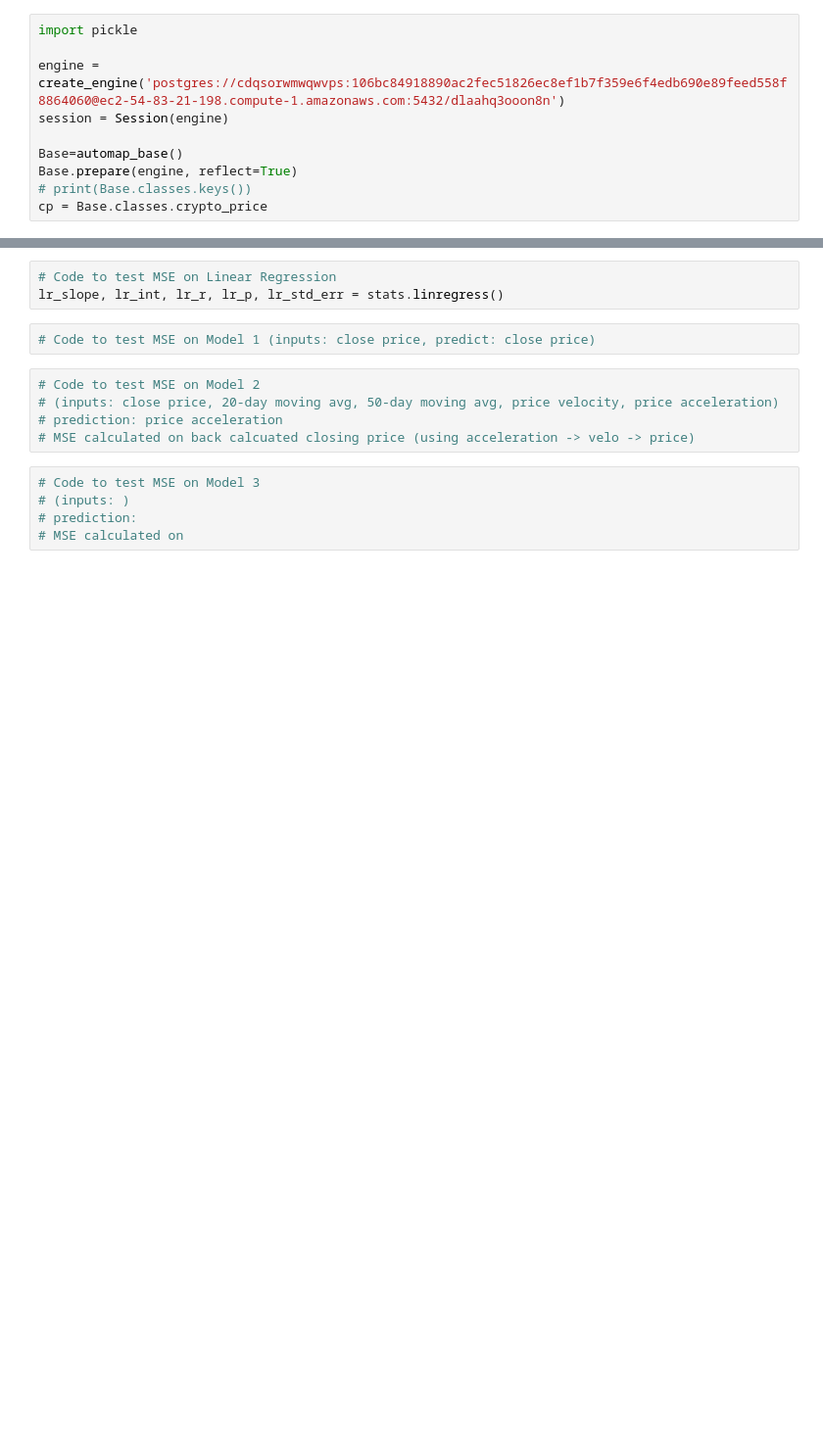
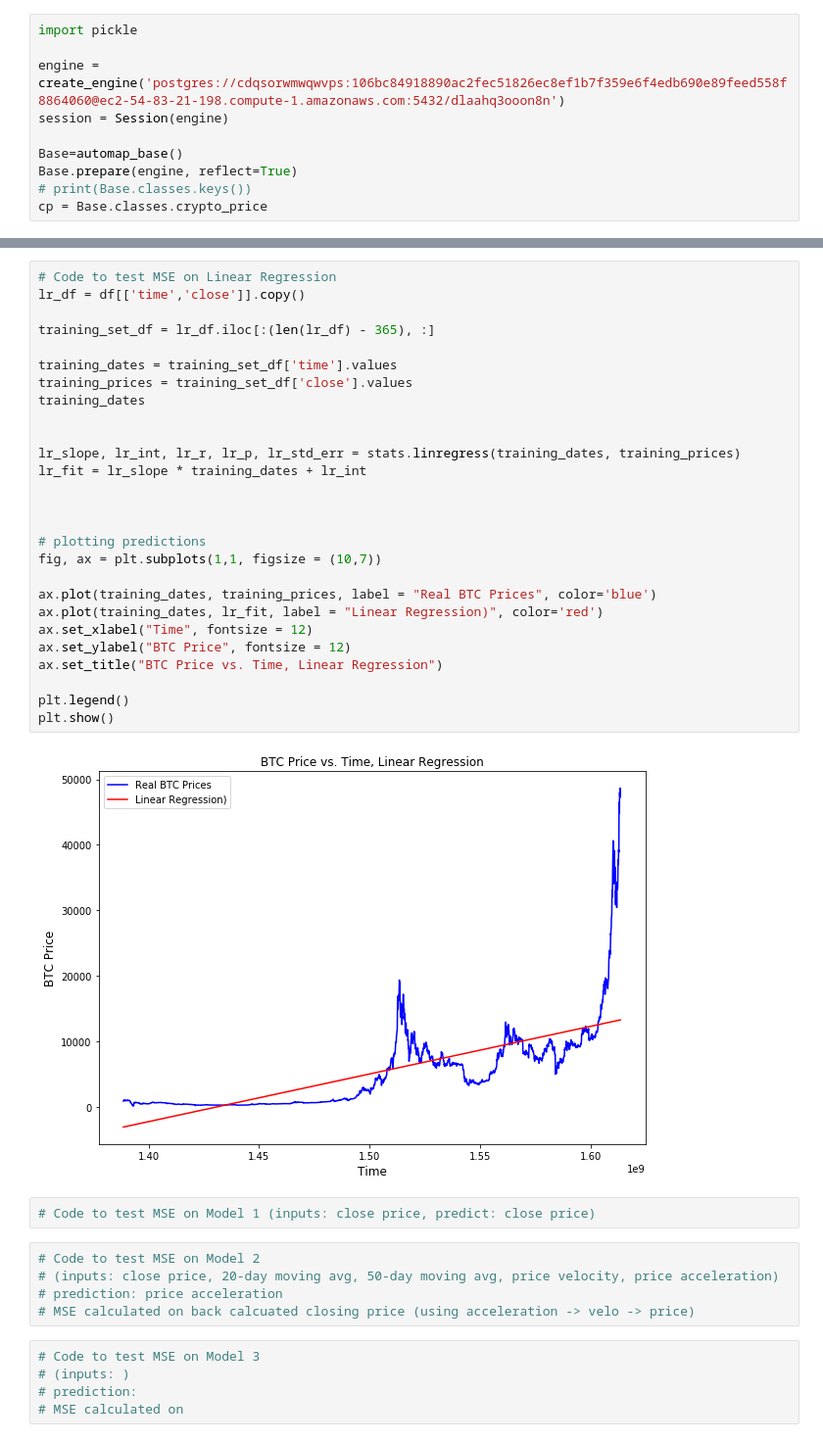
Before and after one commit to Price-Prediction-Model-Org/Price-Prediction-Model-Group, a Jupyter notebook: Model_Testing/Model_Comparison_Testing.ipynb, the cells around one changed output, grey strips where cells are left out. Shown: that part at 98% size. Cells and saved outputs as stored; diff of their text form; blank space fills up the shorter version.

```diff
--- a/Model_Testing/Model_Comparison_Testing.ipynb
+++ b/Model_Testing/Model_Comparison_Testing.ipynb
@@ -164,6 +87,32 @@ Name: timestamp_date, dtype: datetime64[ns]
-# %%
-# Code to test MSE on Linear Regression
-lr_slope, lr_int, lr_r, lr_p, lr_std_err = stats.linregress()
+# %%
+# Code to test MSE on Linear Regression
+lr_df = df[['time','close']].copy()
+
+training_set_df = lr_df.iloc[:(len(lr_df) - 365), :]
+
+training_dates = training_set_df['time'].values
+training_prices = training_set_df['close'].values
+training_dates
+
+
+lr_slope, lr_int, lr_r, lr_p, lr_std_err = stats.linregress(training_dates, training_prices)
+lr_fit = lr_slope * training_dates + lr_int
+
+
+
+# plotting predictions
+fig, ax = plt.subplots(1,1, figsize = (10,7))
+
+ax.plot(training_dates, training_prices, label = "Real BTC Prices", color='blue')
+ax.plot(training_dates, lr_fit, label = "Linear Regression)", color='red')
+ax.set_xlabel("Time", fontsize = 12)
+ax.set_ylabel("BTC Price", fontsize = 12)
+ax.set_title("BTC Price vs. Time, Linear Regression")
+
+plt.legend()
+plt.show()
+# %% [output]
+[figure, added]
 # %%
 # Code to test MSE on Model 1 (inputs: close price, predict: close price)
 # %%
```
Also changed, not shown: parts of 6 cells of this notebook, 1 other file.
